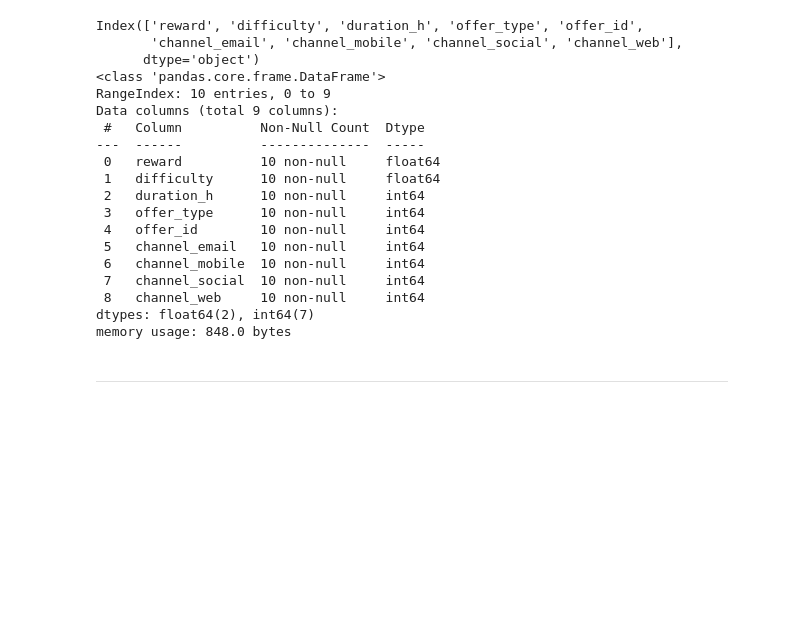
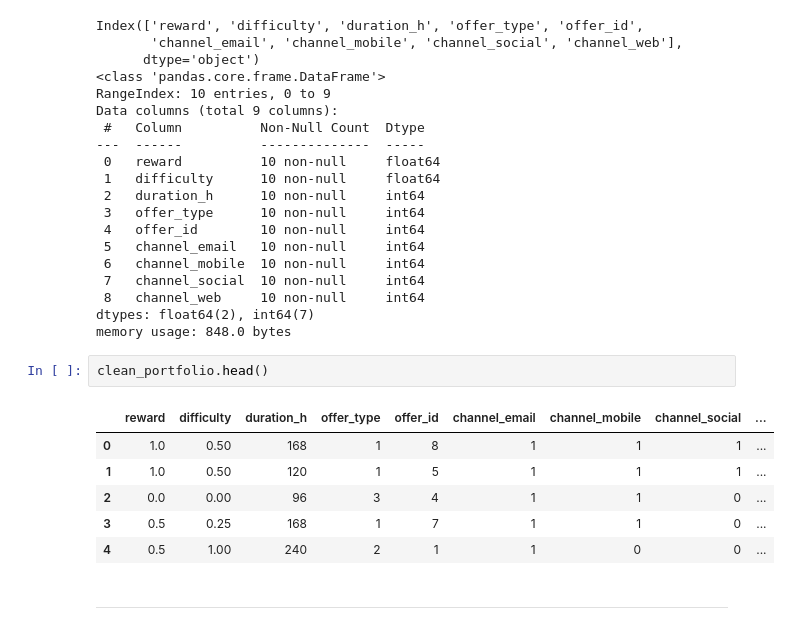
Before and after one commit to VishalkrishnaBlaze/Starbucks-Capstone-Challenge, a Jupyter notebook: Starbucks_Capstone_notebook.ipynb, the cells around one changed output. Cells and saved outputs as stored; diff of their text form; blank space fills up the shorter version.

```diff
--- a/Starbucks_Capstone_notebook.ipynb
+++ b/Starbucks_Capstone_notebook.ipynb
@@ -668,6 +691,15 @@ Data columns (total 9 columns):
  8   channel_web     10 non-null     int64
 dtypes: float64(2), int64(7)
 memory usage: 848.0 bytes
+# %%
+clean_portfolio.head()
+# %% [output]
+|  | reward | difficulty | duration_h | offer_type | offer_id | channel_email | channel_mobile | channel_social | ... |
+| 0 | 1.0 | 0.50 | 168 | 1 | 8 | 1 | 1 | 1 | ... |
+| 1 | 1.0 | 0.50 | 120 | 1 | 5 | 1 | 1 | 1 | ... |
+| 2 | 0.0 | 0.00 | 96 | 3 | 4 | 1 | 1 | 0 | ... |
+| 3 | 0.5 | 0.25 | 168 | 1 | 7 | 1 | 1 | 0 | ... |
+| 4 | 0.5 | 1.00 | 240 | 2 | 1 | 1 | 0 | 0 | ... |
 # %% [markdown]
 ----
 # %% [markdown]
```
Also changed, not shown: parts of 7 cells of this notebook, 1 other file.
